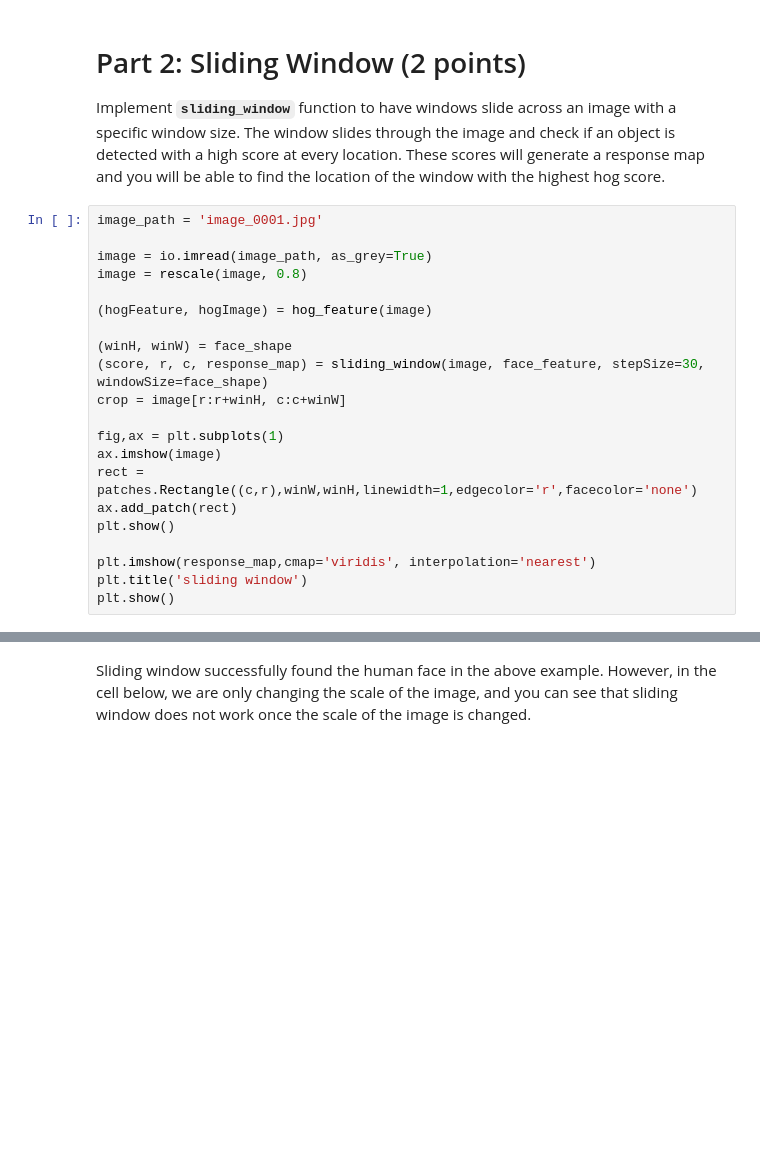
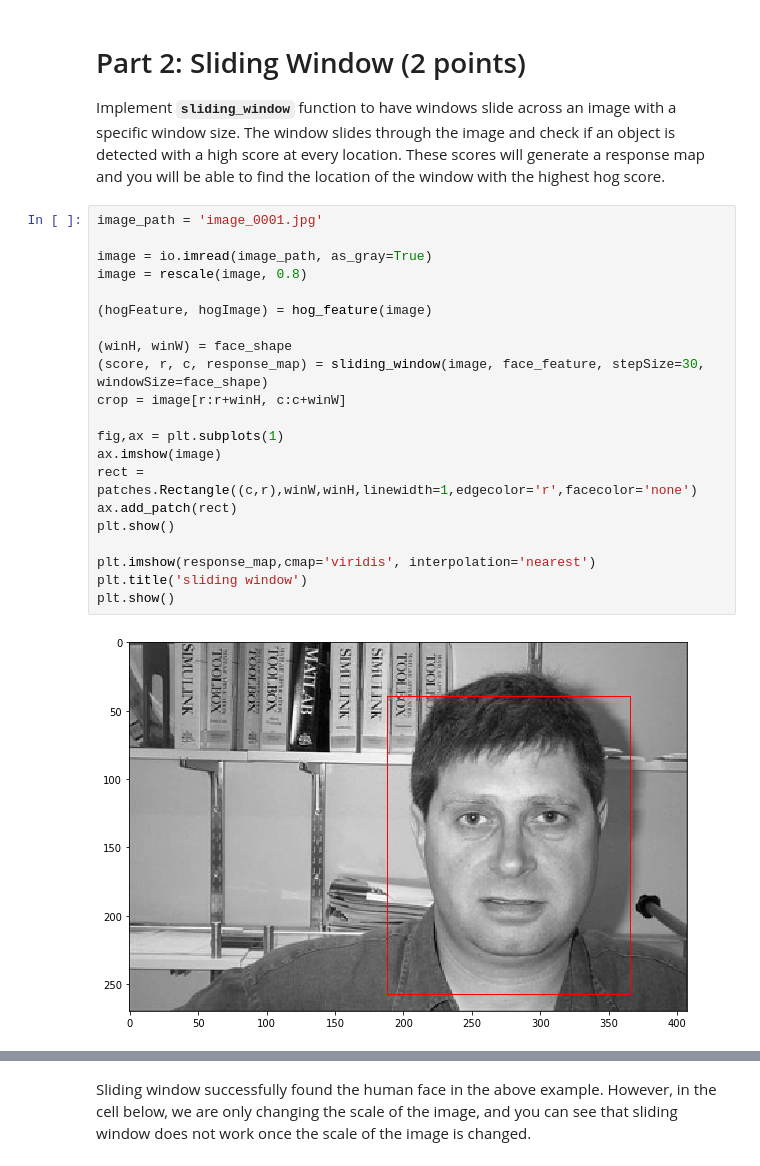
Before and after one commit to senku-kz/cv-pa5, a Jupyter notebook: PA5.ipynb, the cells around one changed output, grey strips where cells are left out. Drawn from its saved outputs; the diff is of its cells as text; blank space fills up the shorter version.

```diff
--- a/PA5.ipynb
+++ b/PA5.ipynb
@@ -67,21 +69,23 @@ Implement **`sliding_window`** function to have windows slide across an image wi
 # %%
 image_path = 'image_0001.jpg'
 
-image = io.imread(image_path, as_grey=True)
+image = io.imread(image_path, as_gray=True)
 image = rescale(image, 0.8)
 
 (hogFeature, hogImage) = hog_feature(image)
 
 (winH, winW) = face_shape
 (score, r, c, response_map) = sliding_window(image, face_feature, stepSize=30, windowSize=face_shape)
 crop = image[r:r+winH, c:c+winW]
 
 fig,ax = plt.subplots(1)
 ax.imshow(image)
 rect = patches.Rectangle((c,r),winW,winH,linewidth=1,edgecolor='r',facecolor='none')
 ax.add_patch(rect)
 plt.show()
 
 plt.imshow(response_map,cmap='viridis', interpolation='nearest')
 plt.title('sliding window')
 plt.show()
+# %% [output]
+[figure, added]
```
Also changed, not shown: parts of 7 cells of this notebook, 1 other file.
